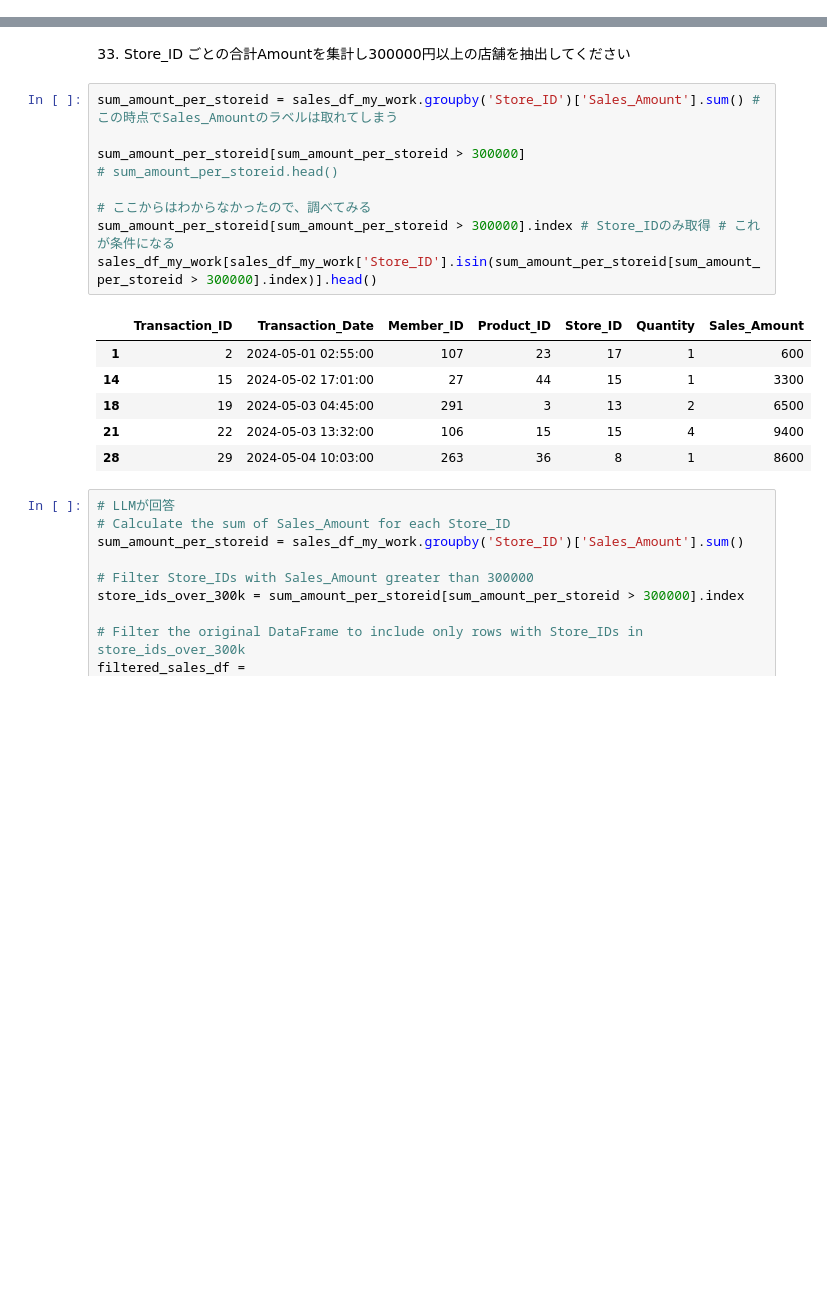
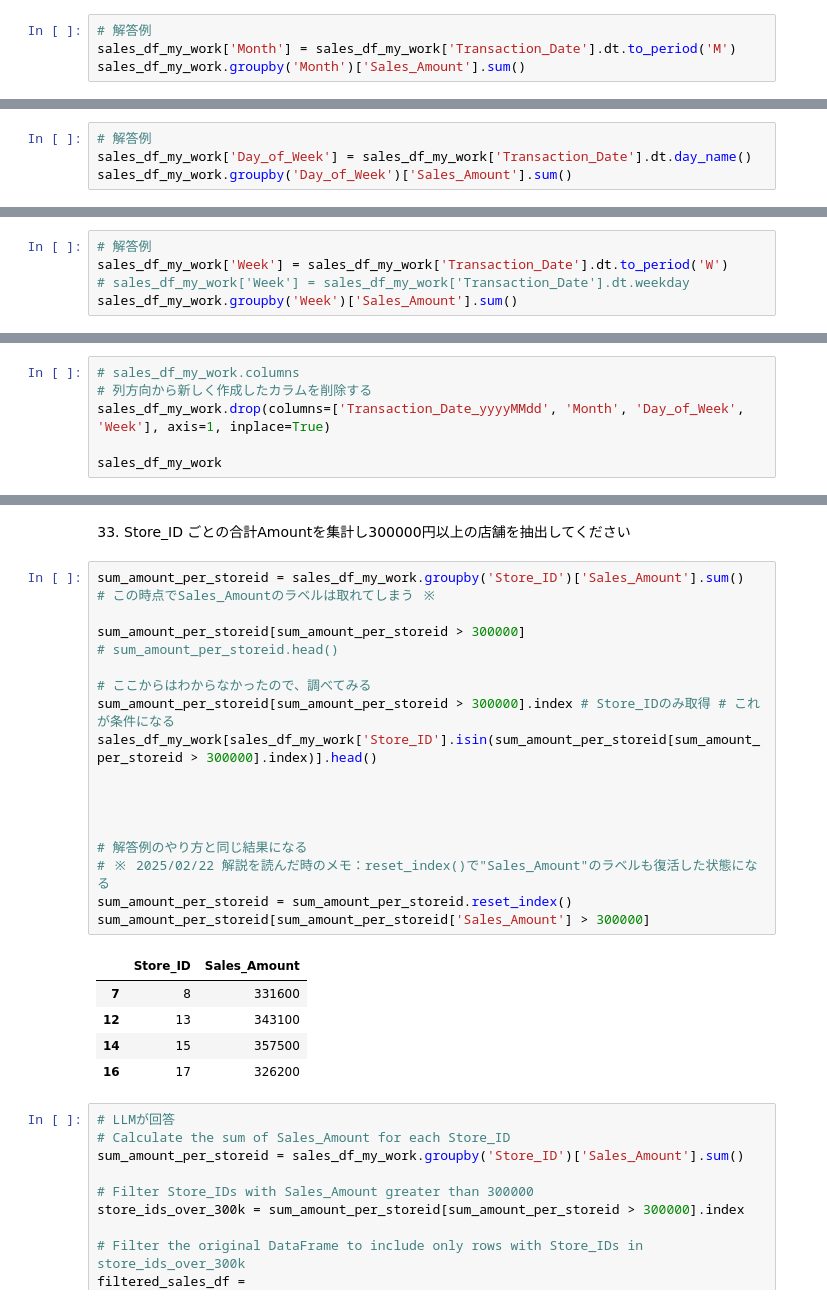
Before and after one commit to ken-hori-2/Kaggle_ws, a Jupyter notebook: 2025_Done/20250215_Done/Udemy_100本ノック_問題.ipynb, the cells around one changed output, grey strips where cells are left out. Drawn from its saved outputs; the diff is of its cells as text; blank space fills up the shorter version.

```diff
--- a/2025_Done/20250215_Done/Udemy_100本ノック_問題.ipynb
+++ b/2025_Done/20250215_Done/Udemy_100本ノック_問題.ipynb
@@ -607,3 +723,7 @@ Transaction_Date
 7    1355700
 8    1325700
 Name: Sales_Amount, dtype: int64
+# %%
+# 解答例
+sales_df_my_work['Month'] = sales_df_my_work['Transaction_Date'].dt.to_period('M')
+sales_df_my_work.groupby('Month')['Sales_Amount'].sum()
@@ -640,3 +791,7 @@ Thursday     791900
 Tuesday      722500
 Wednesday    842100
 Name: Sales_Amount, dtype: int64
+# %%
+# 解答例
+sales_df_my_work['Day_of_Week'] = sales_df_my_work['Transaction_Date'].dt.day_name()
+sales_df_my_work.groupby('Day_of_Week')['Sales_Amount'].sum()
@@ -657,3 +855,8 @@ Transaction_Date
 5    752300
 6    765100
 Name: Sales_Amount, dtype: int64
+# %%
+# 解答例
+sales_df_my_work['Week'] = sales_df_my_work['Transaction_Date'].dt.to_period('W')
+# sales_df_my_work['Week'] = sales_df_my_work['Transaction_Date'].dt.weekday
+sales_df_my_work.groupby('Week')['Sales_Amount'].sum()
@@ -702,0 +1049,6 @@ Index(['Transaction_ID', 'Transaction_Date', 'Member_ID', 'Product_ID',
+# %%
+# sales_df_my_work.columns
+# 列方向から新しく作成したカラムを削除する
+sales_df_my_work.drop(columns=['Transaction_Date_yyyyMMdd', 'Month', 'Day_of_Week', 'Week'], axis=1, inplace=True)
+
+sales_df_my_work
@@ -759,21 +1126,29 @@ Name: Sales_Amount, Length: 1000, dtype: int64
 # %% [markdown]
 33. Store_ID ごとの合計Amountを集計し300000円以上の店舗を抽出してください
 # %%
-sum_amount_per_storeid = sales_df_my_work.groupby('Store_ID')['Sales_Amount'].sum() # この時点でSales_Amountのラベルは取れてしまう
+sum_amount_per_storeid = sales_df_my_work.groupby('Store_ID')['Sales_Amount'].sum()
+# この時点でSales_Amountのラベルは取れてしまう ※
 
 sum_amount_per_storeid[sum_amount_per_storeid > 300000]
 # sum_amount_per_storeid.head()
 
 # ここからはわからなかったので、調べてみる
 sum_amount_per_storeid[sum_amount_per_storeid > 300000].index # Store_IDのみ取得 # これが条件になる
 sales_df_my_work[sales_df_my_work['Store_ID'].isin(sum_amount_per_storeid[sum_amount_per_storeid > 300000].index)].head()
+
+
+
+
+# 解答例のやり方と同じ結果になる
+# ※ 2025/02/22 解説を読んだ時のメモ：reset_index()で"Sales_Amount"のラベルも復活した状態になる
+sum_amount_per_storeid = sum_amount_per_storeid.reset_index()
+sum_amount_per_storeid[sum_amount_per_storeid['Sales_Amount'] > 300000]
 # %% [output]
-|  | Transaction_ID | Transaction_Date | Member_ID | Product_ID | Store_ID | Quantity | Sales_Amount |
-| 1 | 2 | 2024-05-01 02:55:00 | 107 | 23 | 17 | 1 | 600 |
-| 14 | 15 | 2024-05-02 17:01:00 | 27 | 44 | 15 | 1 | 3300 |
-| 18 | 19 | 2024-05-03 04:45:00 | 291 | 3 | 13 | 2 | 6500 |
-| 21 | 22 | 2024-05-03 13:32:00 | 106 | 15 | 15 | 4 | 9400 |
-| 28 | 29 | 2024-05-04 10:03:00 | 263 | 36 | 8 | 1 | 8600 |
+|  | Store_ID | Sales_Amount |
+| 7 | 8 | 331600 |
+| 12 | 13 | 343100 |
+| 14 | 15 | 357500 |
+| 16 | 17 | 326200 |
 # %%
 # LLMが回答
 # Calculate the sum of Sales_Amount for each Store_ID
```
Also changed, not shown: parts of 42 cells of this notebook.
